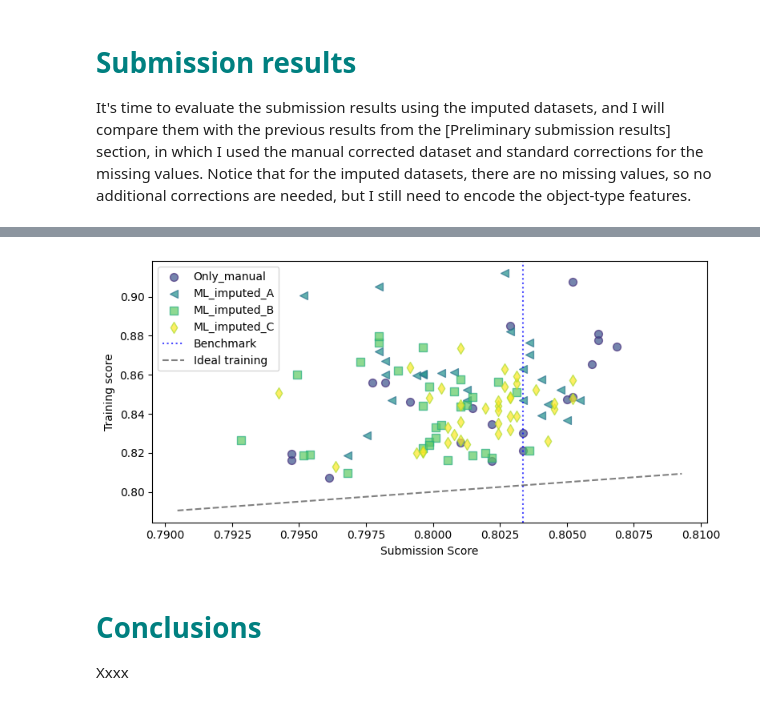
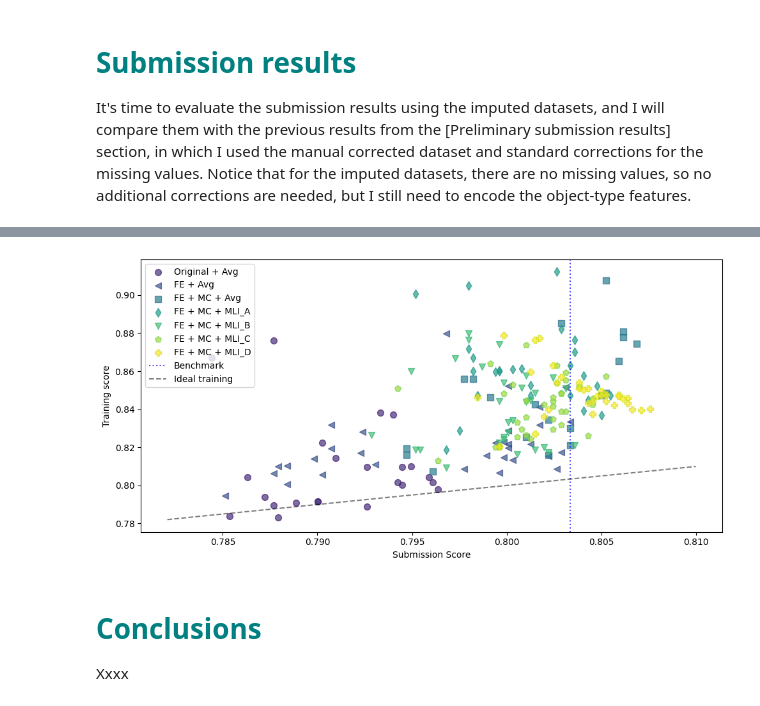
Before and after one commit to Fertmeneses/titanic-spaceship-kaggle, a Jupyter notebook: 03_spaceship-titanic-data-imputation.ipynb, the cells around one changed output, grey strips where cells are left out. Drawn from its saved outputs; the diff is of its cells as text; code cells hidden in the pictures.

Commit message:
Improve compare_submission_scores function and expand shown results

```diff
--- a/03_spaceship-titanic-data-imputation.ipynb
+++ b/03_spaceship-titanic-data-imputation.ipynb
@@ -1680,7 +1662,8 @@ Submission file ready.
 # %%
 from matplotlib.pyplot import cm
 
-def compare_submission_scores(results,benchmark=None,figsize=(8,4)):
+def compare_submission_scores(results,benchmark=None,figsize=(8,4),
+                              x_min_filter=None,xlim=None,):
     """
     Plots training vs submission scores, for different training results.
     --- Inputs ---
@@ -1688,14 +1671,23 @@ def compare_submission_scores(results,benchmark=None,figsize=(8,4)):
     a Dataframe with columns "train_score" (training) and "subm_score" submissions.
     {benchmark} [Float or None]: Benchmark score. Select None if there is none.
     {figsize} [Tuple]: Define the size for the figure, in the format (width,length).
+    {x_min_filter} [Float or None]: Minimum threshold for submission score. If provided
+    (not None), all rows in training results with submission score below the threshold
+    will be ignored.
+    {xlim} [List or None]: If a list [xmin,xmax] is provided, set the x limits.
     """
+    # Filter results, if minimum threshold was provided:
+    results_final = {}
+    if x_min_filter is not None:
+        for name in results:
+            results_final[name] = results[name][results[name]['subm_score']>=x_min_filter]
     # Configure figure:
     markers = ["o","<","s","d","v","p","P","^","*","D",">"]
-    colors_groups = cm.viridis(np.linspace(0, 1, 2*len(results)+1))
+    colors_groups = cm.viridis(np.linspace(0, 1, 2*len(results_final)+1))
     fig, ax = plt.subplots(figsize=figsize)
     # Plot submission results:
-    for j,name in enumerate(results):
-        ax.scatter(results[name]['subm_score'],results[name]['train_score'],
+    for j,name in enumerate(results_final):
+        ax.scatter(results_final[name]['subm_score'],results_final[name]['train_score'],
                    marker=markers[(j) % len(markers)],
                    s=50,edgecolor=colors_groups[2*j+1],color=colors_groups[2*j+2],
                    alpha=0.7,label=name)
@@ -1704,7 +1696,7 @@ def compare_submission_scores(results,benchmark=None,figsize=(8,4)):
         ax.axvline(benchmark,ls=':',lw=1.5,color='b',
                    label='Benchmark',alpha=0.7)
     # Plot ideal training line:
-    all_subm_results = pd.concat([results[name]['subm_score'] for name in results],axis=0)
+    all_subm_results = pd.concat([results_final[name]['subm_score'] for name in results_final],axis=0)
     range_subm_score = [min(all_subm_results)*0.997,
                         max(all_subm_results)*1.003]
     ax.plot(range_subm_score,range_subm_score,'--k',alpha=0.5,
@@ -1712,22 +1704,31 @@ def compare_submission_scores(results,benchmark=None,figsize=(8,4)):
     # Additional configuration:
     ax.set(xlabel="Submission Score",ylabel="Training score")
     ax.legend(ncol=1,loc='upper left')
+    if xlim is not None:
+        ax.set_xlim(xlim)
     fig.tight_layout()
 # %%
 # Load data:
-df_results_A = pd.read_csv('kaggle/Training_results/03_Data_imputation_submissions_imputed_data_A.csv')
-df_results_B = pd.read_csv('kaggle/Training_results/03_Data_imputation_submissions_imputed_data_B.csv')
-df_results_C = pd.read_csv('kaggle/Training_results/03_Data_imputation_submissions_imputed_data_C.csv')
+df_res_orig_avg = pd.read_csv('kaggle/Training_results/Pretrained_Starting.csv')
+df_res_FE_avg = pd.read_csv('kaggle/Training_results/Pretrained_Feature_Engineering.csv')
+df_res_FE_MC_avg = pd.read_csv('kaggle/Training_results/03_Data_imputation_submissions_only_manual_corrections.csv')
+df_res_FE_MC_MLI_A = pd.read_csv('kaggle/Training_results/03_Data_imputation_submissions_imputed_data_A.csv')
+df_res_FE_MC_MLI_B = pd.read_csv('kaggle/Training_results/03_Data_imputation_submissions_imputed_data_B.csv')
+df_res_FE_MC_MLI_C = pd.read_csv('kaggle/Training_results/03_Data_imputation_submissions_imputed_data_C.csv')
+df_res_FE_MC_MLI_D = pd.read_csv('kaggle/Training_results/03_Data_imputation_submissions_imputed_data_D.csv')
 # Prepare results and compare them:
 results = {
-    'Only_manual': df_results_manual,
-    'ML_imputed_A': df_results_A,
-    'ML_imputed_B': df_results_B,
-    'ML_imputed_C': df_results_C,
+    'Original + Avg': df_res_orig_avg,
+    'FE + Avg': df_res_FE_avg,
+    'FE + MC + Avg': df_res_FE_MC_avg,
+    'FE + MC + MLI_A': df_res_FE_MC_MLI_A,
+    'FE + MC + MLI_B': df_res_FE_MC_MLI_B,
+    'FE + MC + MLI_C': df_res_FE_MC_MLI_C,
+    'FE + MC + MLI_D': df_res_FE_MC_MLI_D,
 }
-compare_submission_scores(results,benchmark=benchmark)
+compare_submission_scores(results,benchmark=benchmark,figsize=(10,5),x_min_filter=0.78)
 # %% [output]
-[figure, old version]
+[figure, new version]
 # %% [markdown]
 <a id="Conclusions"></a>
 # <span style="color:teal;font-weight:bold;">Conclusions</span>
```
Also changed, not shown: parts of 4 cells of this notebook.
